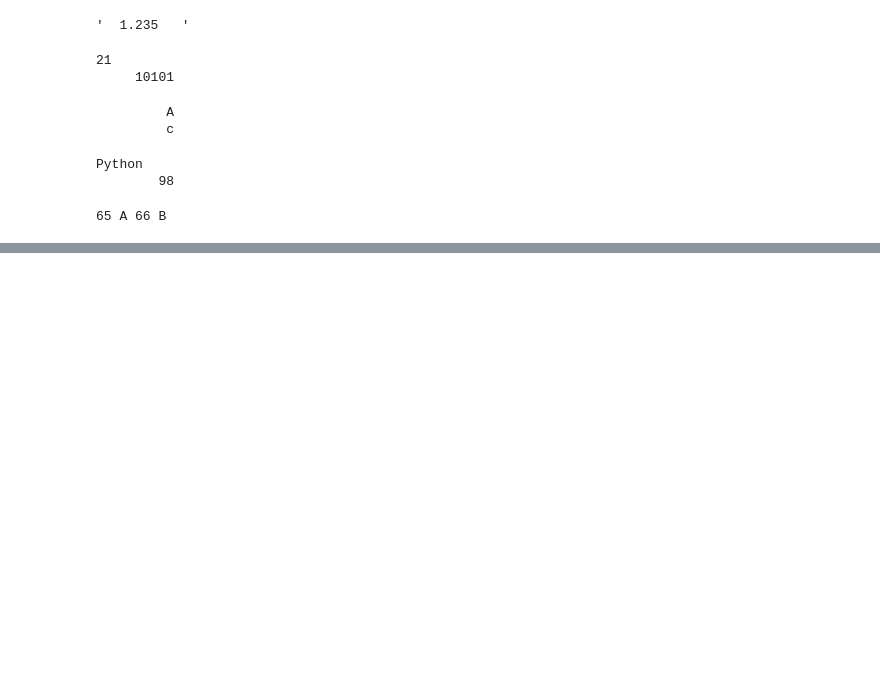
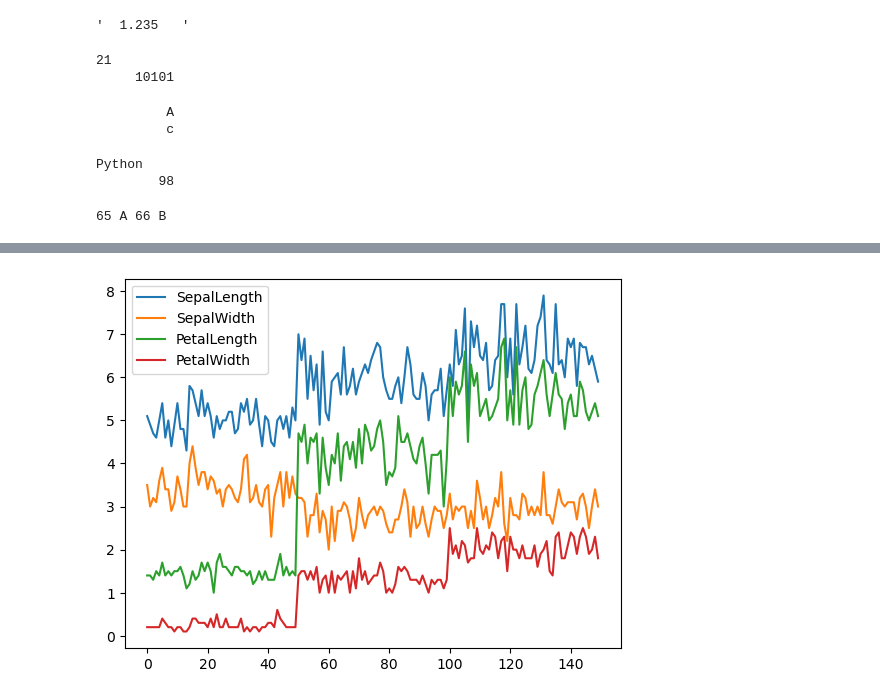
Before and after one commit to jeongeun-JH/ai_python, a Jupyter notebook: Python_Numpy.ipynb, the cells around one changed output, grey strips where cells are left out. Drawn from its saved outputs; the diff is of its cells as text; code cells hidden in the pictures; blank space fills up the shorter version.

```diff
--- a/Python_Numpy.ipynb
+++ b/Python_Numpy.ipynb
@@ -728,0 +857,5 @@ print(ord('A'), chr(65), ord('B'), chr(66))
+# %%
+iris.plot()
+plt.show()
+# %% [output]
+[figure, added]
```
Also changed, not shown: parts of 25 cells of this notebook, 2 other files.
